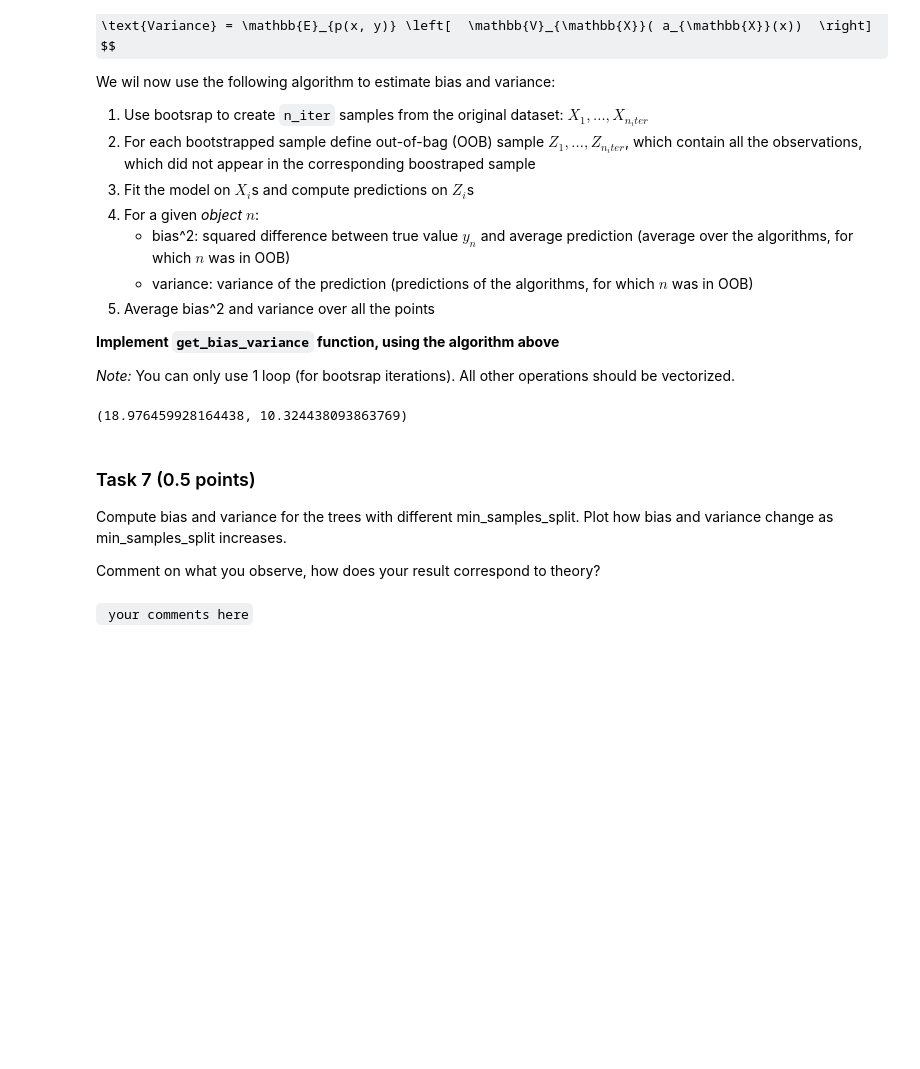
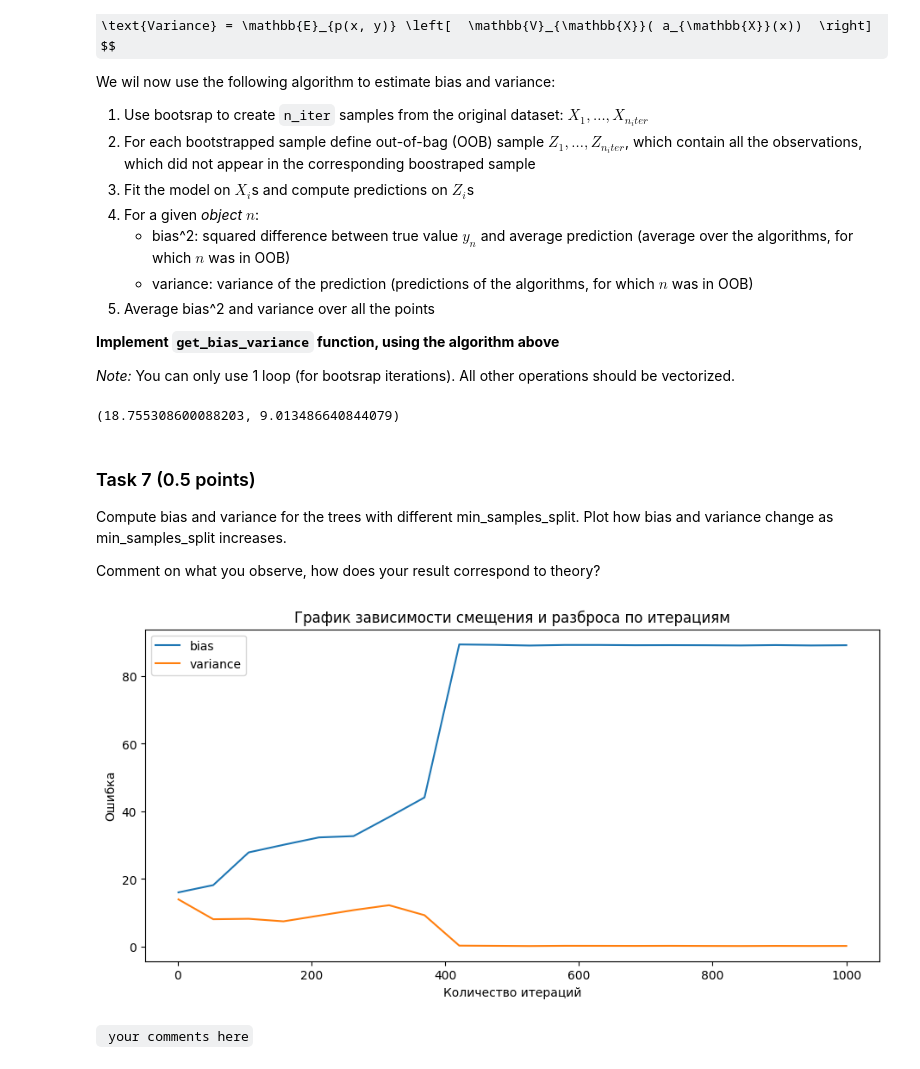
Before and after one commit to Bogdan108/ML, a Jupyter notebook: HW/HW_4/hw4_2023.ipynb, the cells around one changed output. Saved outputs shown, nothing was run; the diff lists cells and outputs as text; code cells hidden in the pictures; some formulas as TeX source; blank space fills up the shorter version.

````diff
--- a/HW/HW_4/hw4_2023.ipynb
+++ b/HW/HW_4/hw4_2023.ipynb
@@ -536,12 +536,12 @@ def get_bias_variance(estimator, x, y, n_iter):
         Estiamted variance
     """
     bias2, variance = 0,0
-    pred = np.ones((n_iter,x.shape[0] )) * np.nan
+    pred = np.ones((n_iter,x.shape[0])) * np.nan
     for x_i in range(n_iter):
         x_indexes = np.random.choice(x.shape[0], size=x.shape[0], replace=True)
-        z_indexes = np.delete(np.arange(x.shape[0]),np.unique(x_indexes))
+        oob_indexes = np.delete(np.arange(x.shape[0]),np.unique(x_indexes))
         estimator.fit(x[x_indexes],y[x_indexes])
-        pred[x_i][z_indexes] = estimator.predict(x[z_indexes])
+        pred[x_i][oob_indexes] = estimator.predict(x[oob_indexes])
     pred_mean = np.nanmean(pred,axis=0)
     variance = np.nanmean((pred-pred_mean)**2)
     bias2 = np.nanmean((pred_mean - y)**2)
@@ -550,9 +550,9 @@ def get_bias_variance(estimator, x, y, n_iter):
 # Test
 estimator = MyDecisionTreeRegressor(max_depth=8, min_samples_split=15)
 
-get_bias_variance(estimator, X_train.values, y_train, 10)
+get_bias_variance(estimator, X_train.values, y_train, 30)
 # %% [output]
-(18.976459928164438, 10.324438093863769)
+(18.755308600088203, 9.013486640844079)
 # %% [markdown]
 ### Task 7 <a id="task7"></a>  (0.5 points)
 
@@ -564,3 +562,20 @@ Comment on what you observe, how does your result correspond to theory?
+# %%
+bias_var_result = []
+min_sample_split_range = np.linspace(1,1000,20,dtype=int)
+for min_sample_split in min_sample_split_range:
+    estimator = MyDecisionTreeRegressor(max_depth=20, min_samples_split=min_sample_split)
+    bias_var_result.append(get_bias_variance(estimator, X_train.values, y_train, 100))
+# %%
+plt.figure()
+plt.plot(min_sample_split_range,bias_var_result,label=["bias","variance"])
+
+plt.xlabel('Количество итераций')
+plt.ylabel('Ошибка')
+plt.title('График зависимости смещения и разброса по итерациям')
+plt.legend()
+plt.show()
+# %% [output]
+[figure, added]
 # %% [markdown]
 ``` your comments here```
 # %% [markdown]
````
Also changed, not shown: parts of 4 cells of this notebook.
